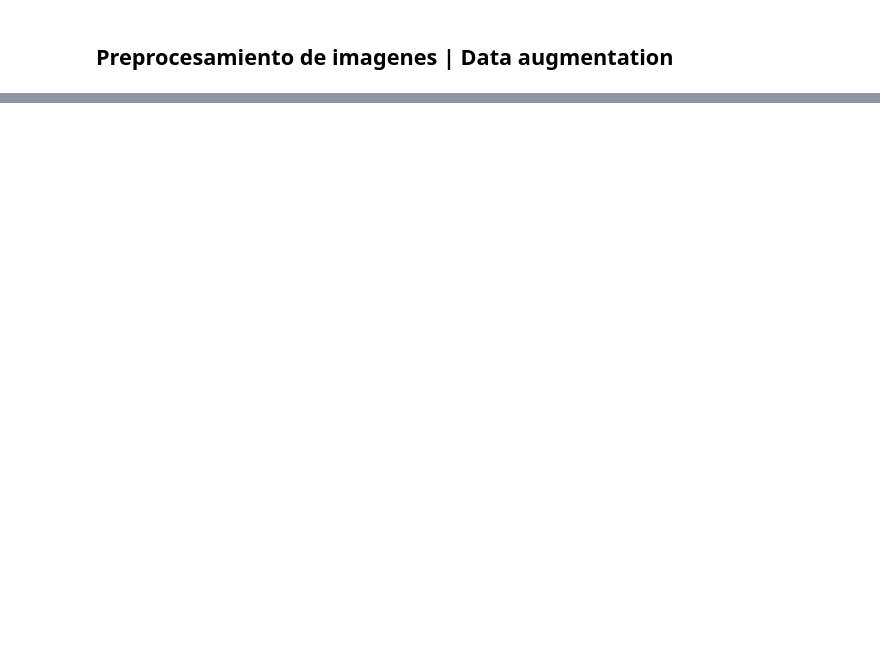
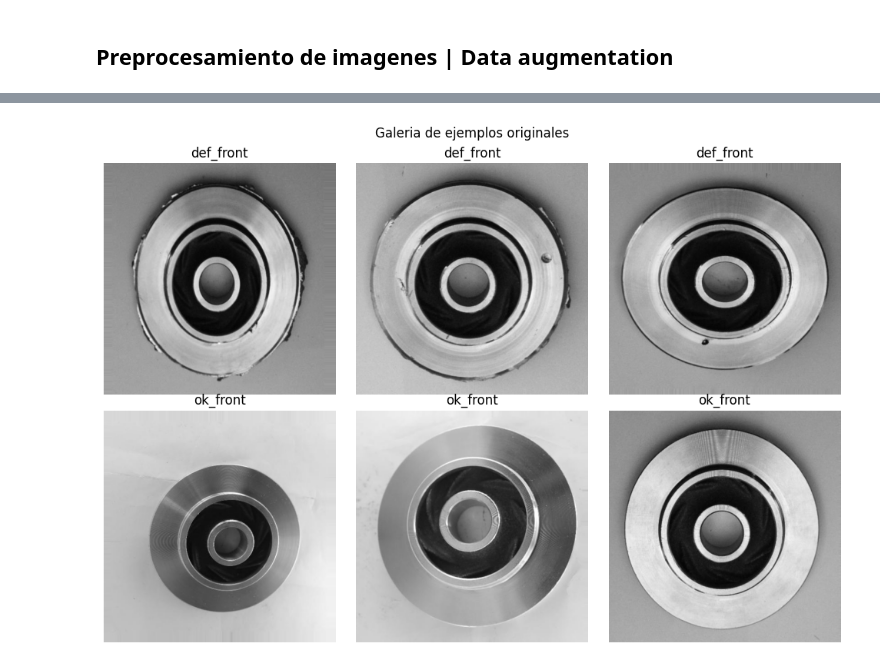
Before and after one commit to d-a-b-o/RIKUY_DEEP_G2, a Jupyter notebook: RIKUY_DEEP_G2.ipynb, the cells around one changed output, grey strips where cells are left out. Saved outputs shown, nothing was run; the diff lists cells and outputs as text; code cells hidden in the pictures; blank space fills up the shorter version.

```diff
--- a/RIKUY_DEEP_G2.ipynb
+++ b/RIKUY_DEEP_G2.ipynb
@@ -166,0 +368,24 @@ print(status.stdout)
+# %%
+# HU06: EDA, preprocesamiento compartido a 400x400, augmentation solo en train y versionado DVC.
+from pathlib import Path
+from collections import Counter
+import hashlib
+import subprocess
+import numpy as np
+import pandas as pd
+import matplotlib.pyplot as plt
+from PIL import Image, ImageOps, ImageEnhance
+from IPython.display import display
+from sklearn.model_selection import train_test_split
+
+ROOT = Path('/content/drive/MyDrive/ColabNotebooks/RIKUY_DEEP_G2')
+DATA_DIR = ROOT / 'data'
+RAW_DIR = DATA_DIR / 'casting_data'
+PROCESSED_DIR = DATA_DIR / 'processed_data_400x400'
+TARGET_SIZE = (400, 400)
+CLASSES = ('def_front', 'ok_front')
+SEED = 42
+
+branch = subprocess.check_output(['git', 'branch', '--show-current'], cwd=ROOT, text=True).strip()
+assert branch == 'RIKDP-17-hu06-analisis-exploratorio-preprocesamiento-y-a', f'Rama inesperada: {branch}'
+assert RAW_DIR.is_dir(), f'No existe el dataset DVC: {RAW_DIR}. Ejecuta primero la celda de sincronizacion DVC.'
@@ -166,0 +517,14 @@ print(status.stdout)
+# %%
+# Galeria equilibrada de ejemplos originales (sin modificar el dataset).
+fig, axes = plt.subplots(len(CLASSES), 3, figsize=(10, 7))
+for row_i, class_name in enumerate(CLASSES):
+    examples = eda.loc[eda.class_name == class_name, 'path'].head(3).tolist()
+    for col_i, ax in enumerate(axes[row_i]):
+        ax.axis('off')
+        if col_i < len(examples):
+            with Image.open(examples[col_i]) as image:
+                ax.imshow(image.convert('RGB'))
+            ax.set_title(class_name)
+plt.suptitle('Galeria de ejemplos originales'); plt.tight_layout(); plt.show()
+# %% [output]
+[figure, added]
```
Also changed, not shown: parts of 23 cells of this notebook, 2 other files.
